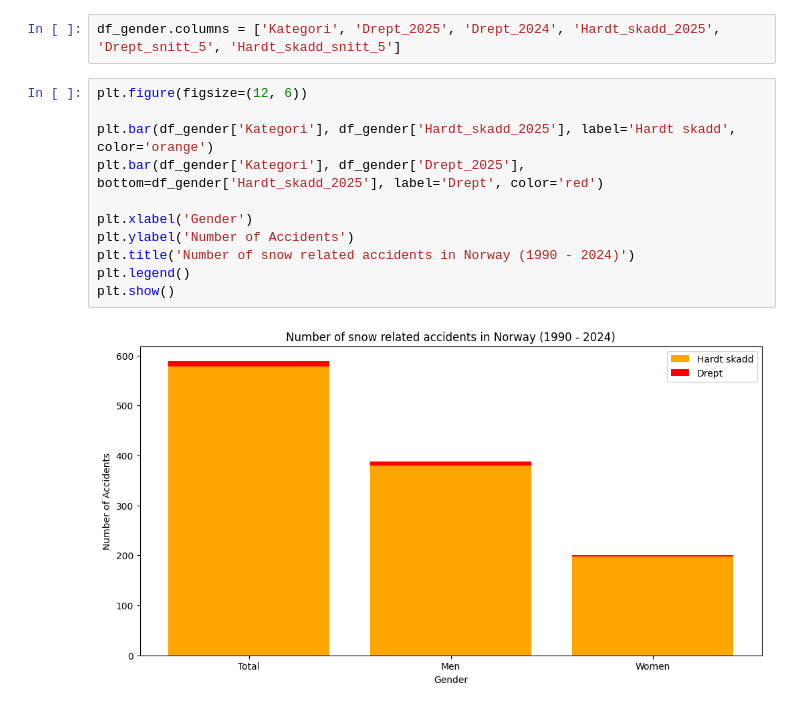
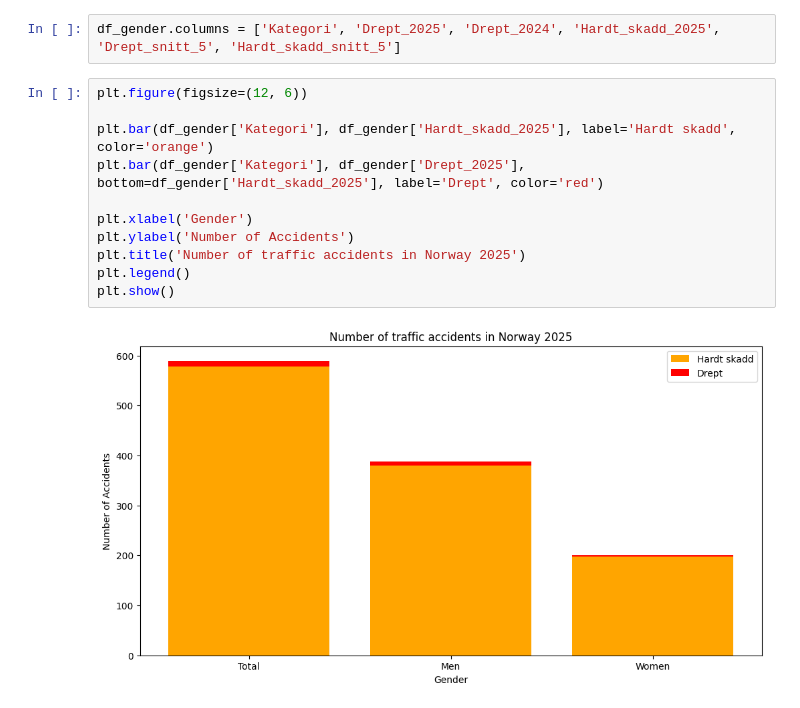
Before and after one commit to tomasbera/roadpoles-tdt17, a Jupyter notebook: data_explore/background.ipynb, the cells around one changed output. Drawn from its saved outputs; the diff is of its cells as text.

```diff
--- a/data_explore/background.ipynb
+++ b/data_explore/background.ipynb
@@ -33,13 +33,13 @@ df_gender.columns = ['Kategori', 'Drept_2025', 'Drept_2024', 'Hardt_skadd_2025',
 # %%
 plt.figure(figsize=(12, 6))
 
 plt.bar(df_gender['Kategori'], df_gender['Hardt_skadd_2025'], label='Hardt skadd', color='orange')
 plt.bar(df_gender['Kategori'], df_gender['Drept_2025'], bottom=df_gender['Hardt_skadd_2025'], label='Drept', color='red')
 
 plt.xlabel('Gender')
 plt.ylabel('Number of Accidents')
-plt.title('Number of snow related accidents in Norway (1990 - 2024)')
+plt.title('Number of traffic accidents in Norway 2025')
 plt.legend()
 plt.show()
 # %% [output]
-[figure, old version]
+[figure, new version]
```
Also changed, not shown: 7 other files.
